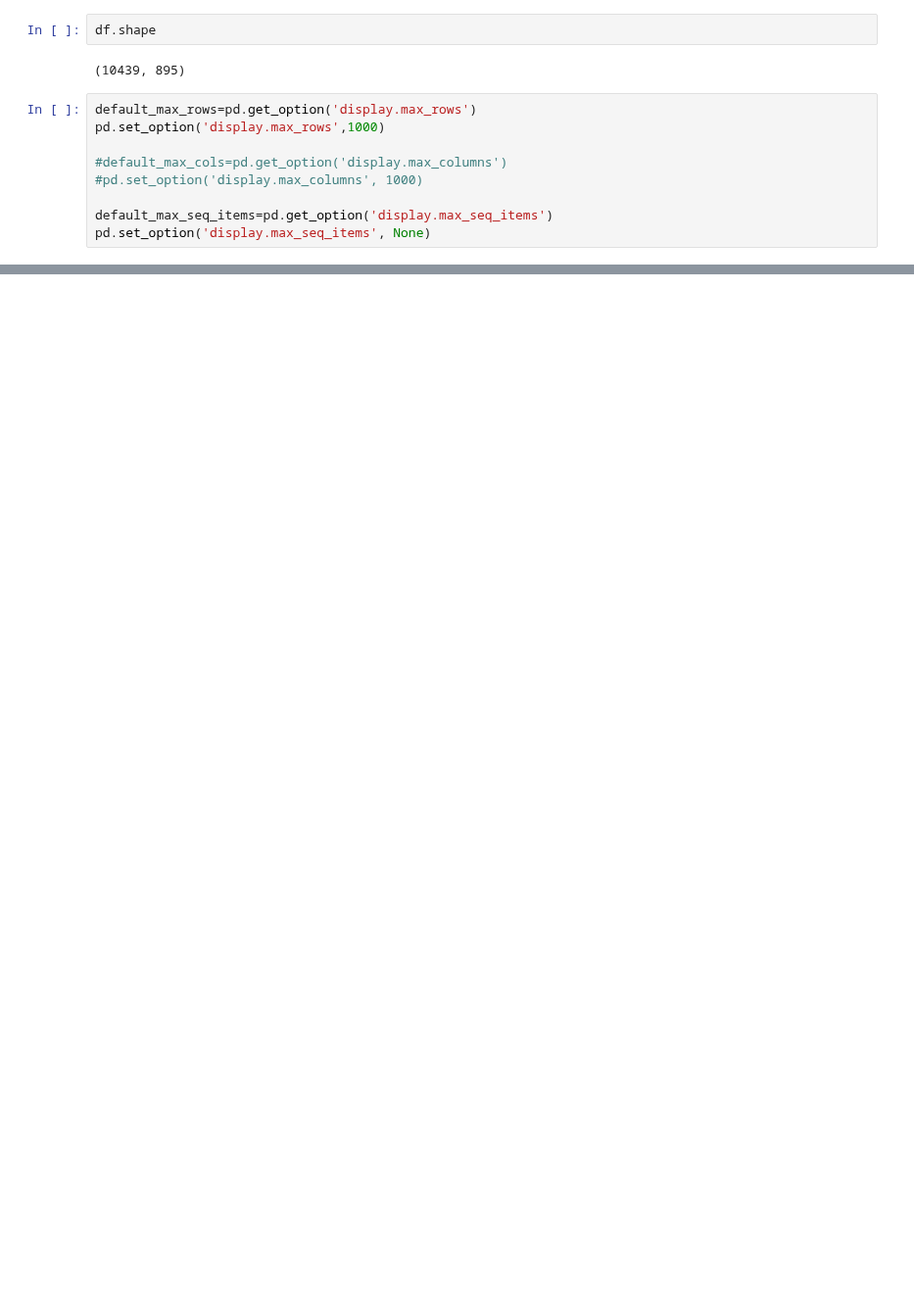
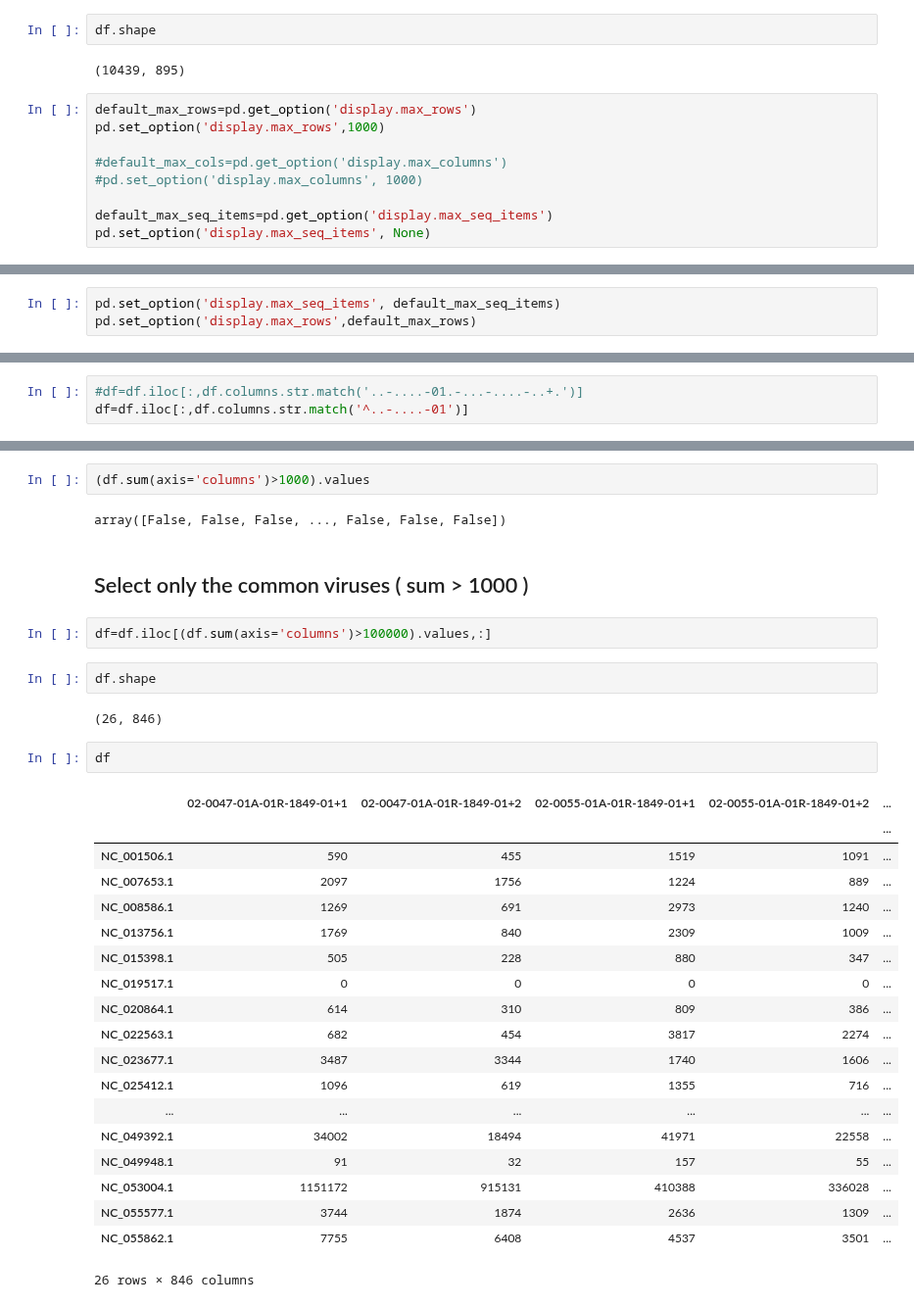
Before and after one commit to ucsffrancislab/genomics, a Jupyter notebook: data/20200720-TCGA-GBMLGG-RNA_bam/20220103-viral-chimera/analysis.ipynb, the cells around one changed output, grey strips where cells are left out. Shown at 98% size. Saved outputs shown, nothing was run; the diff lists cells and outputs as text; blank space fills up the shorter version.

```diff
--- a/data/20200720-TCGA-GBMLGG-RNA_bam/20220103-viral-chimera/analysis.ipynb
+++ b/data/20200720-TCGA-GBMLGG-RNA_bam/20220103-viral-chimera/analysis.ipynb
@@ -96,0 +98,3 @@ Index(['01A', '01A', '01A', '01A', '01A', '01A', '01A', '01A', '01A', '01A',
+# %%
+pd.set_option('display.max_seq_items', default_max_seq_items)
+pd.set_option('display.max_rows',default_max_rows)
@@ -98,0 +112,3 @@ Drop all but the 01's. There are some 02's and 11's.
+# %%
+#df=df.iloc[:,df.columns.str.match('..-....-01.-...-....-..+.')]
+df=df.iloc[:,df.columns.str.match('^..-....-01')]
@@ -98,0 +134,34 @@ Drop all but the 01's. There are some 02's and 11's.
+# %%
+(df.sum(axis='columns')>1000).values
+# %% [output]
+array([False, False, False, ..., False, False, False])
+# %% [markdown]
+## Select only the common viruses ( sum > 1000 )
+# %%
+df=df.iloc[(df.sum(axis='columns')>100000).values,:]
+# %%
+df.shape
+# %% [output]
+(26, 846)
+# %%
+df
+# %% [output]
+|  | 02-0047-01A-01R-1849-01+1 | 02-0047-01A-01R-1849-01+2 | 02-0055-01A-01R-1849-01+1 | 02-0055-01A-01R-1849-01+2 | ... |
+|  |  |  |  |  | ... |
+| NC_001506.1 | 590 | 455 | 1519 | 1091 | ... |
+| NC_007653.1 | 2097 | 1756 | 1224 | 889 | ... |
+| NC_008586.1 | 1269 | 691 | 2973 | 1240 | ... |
+| NC_013756.1 | 1769 | 840 | 2309 | 1009 | ... |
+| NC_015398.1 | 505 | 228 | 880 | 347 | ... |
+| NC_019517.1 | 0 | 0 | 0 | 0 | ... |
+| NC_020864.1 | 614 | 310 | 809 | 386 | ... |
+| NC_022563.1 | 682 | 454 | 3817 | 2274 | ... |
+| NC_023677.1 | 3487 | 3344 | 1740 | 1606 | ... |
+| NC_025412.1 | 1096 | 619 | 1355 | 716 | ... |
+| ... | ... | ... | ... | ... | ... |
+| NC_049392.1 | 34002 | 18494 | 41971 | 22558 | ... |
+| NC_049948.1 | 91 | 32 | 157 | 55 | ... |
+| NC_053004.1 | 1151172 | 915131 | 410388 | 336028 | ... |
+| NC_055577.1 | 3744 | 1874 | 2636 | 1309 | ... |
+| NC_055862.1 | 7755 | 6408 | 4537 | 3501 | ... |
+26 rows × 846 columns
```
Also changed, not shown: parts of 11 cells of this notebook, 1 other file.
